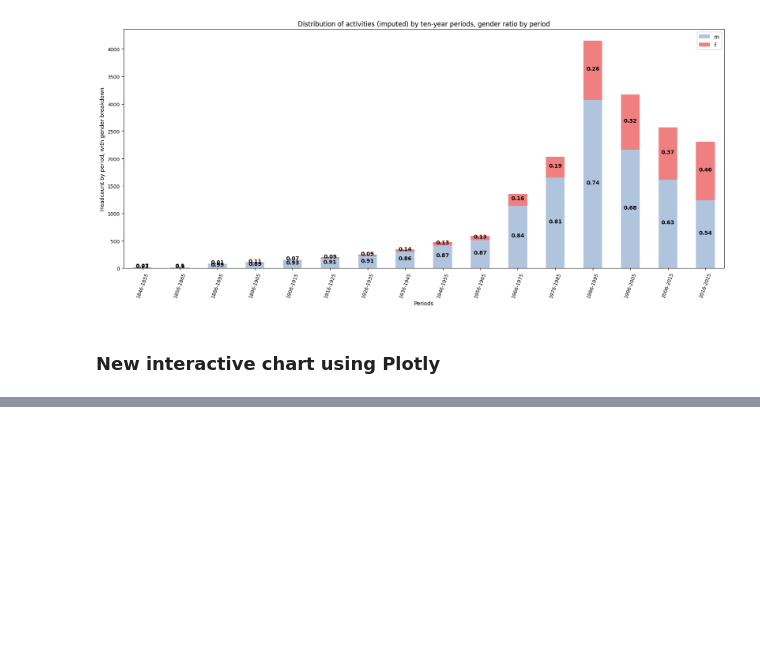
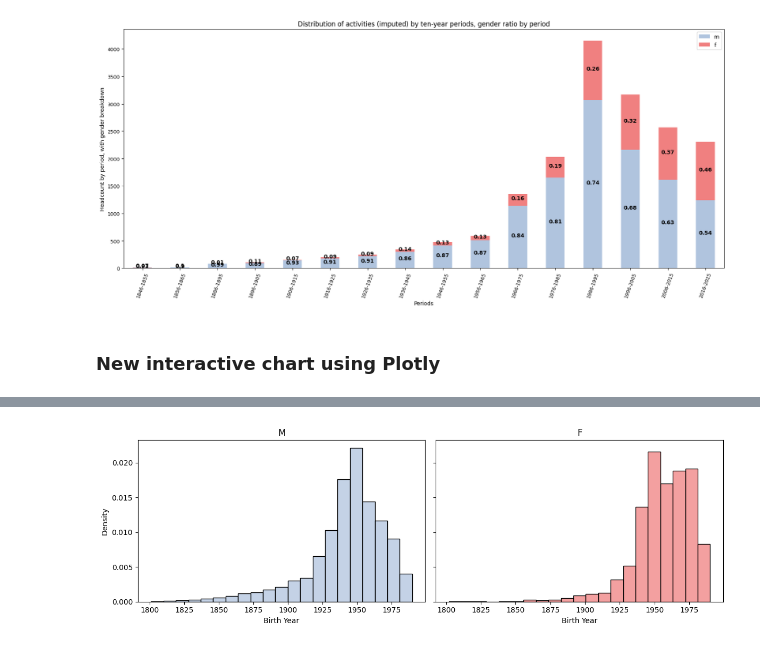
Before and after one commit to NicoSidler/LOD_NicoSidler, a Jupyter notebook: notebooks_jupyter/wikidata_exploration/da1new_distribution_birthYear_gender.ipynb, the cells around one changed output, grey strips where cells are left out. Cells and saved outputs as stored; diff of their text form; code cells hidden in the pictures; blank space fills up the shorter version.

```diff
--- a/notebooks_jupyter/wikidata_exploration/da1new_distribution_birthYear_gender.ipynb
+++ b/notebooks_jupyter/wikidata_exploration/da1new_distribution_birthYear_gender.ipynb
@@ -692,0 +725,41 @@ fig.show()
+# %%
+# Create two subplots
+fig, axes = plt.subplots(1, 2, figsize=(12, 4), sharey=True)
+
+stat='Density'
+#stat='Probability'
+#stat= 'Count'
+
+bins = len(l_10) #21
+
+# Plot M
+sns.histplot(
+    data=cdf_mf[cdf_mf['genCode'] == 'M'],
+    x='birthYear',
+    stat=stat.lower(),
+    color='LightSteelBlue',
+    bins=bins,
+    ax=axes[0]
+)
+axes[0].set_title('M')
+axes[0].set_xlabel('Birth Year')
+axes[0].set_ylabel(stat)
+
+# Plot F
+sns.histplot(
+    data=cdf_mf[cdf_mf['genCode'] == 'F'],
+    x='birthYear',
+    ## you chose here what your represent
+    stat=stat.lower(),
+    color='LightCoral',
+    bins=bins,
+    ax=axes[1]
+)
+axes[1].set_title('F')
+axes[1].set_xlabel('Birth Year')
+axes[1].set_ylabel('')
+
+plt.tight_layout()
+plt.show()
+# %% [output]
+[figure, added]
```
Also changed, not shown: parts of 7 cells of this notebook, 2 other files.
